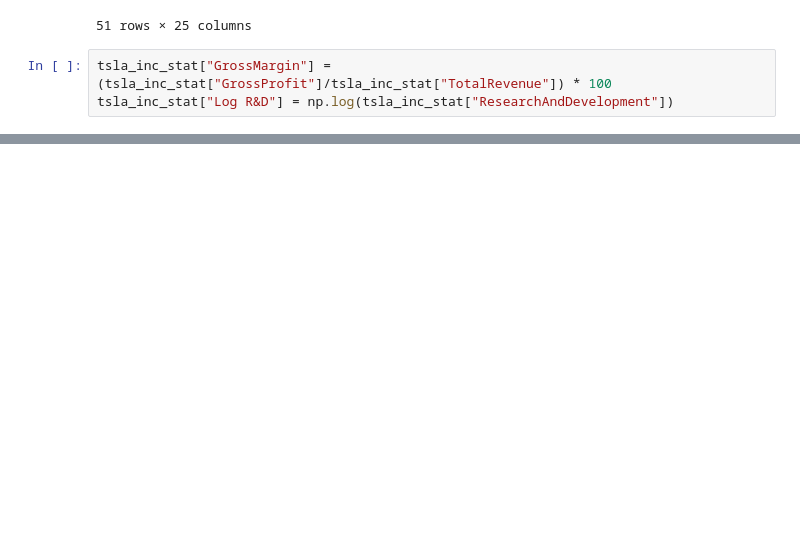
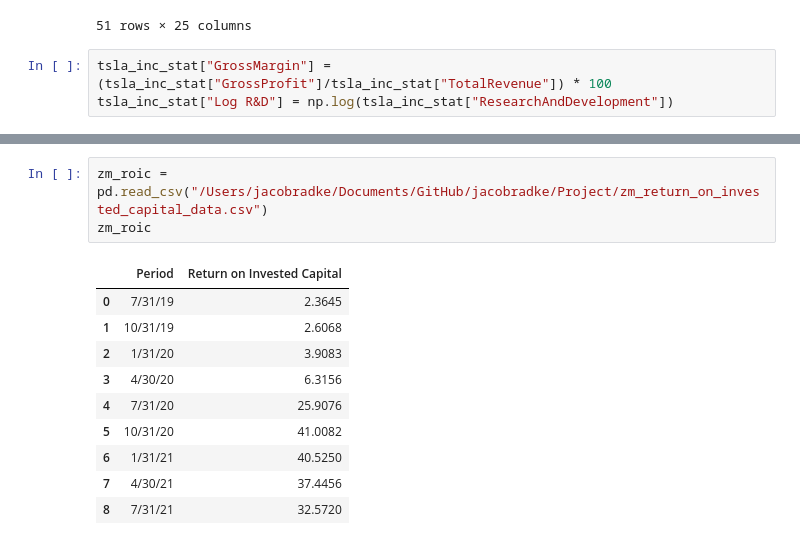
Before and after one commit to jacobradke/jacobradke, a Jupyter notebook: Project/Project Proposal.ipynb, the cells around one changed output, grey strips where cells are left out. Cells and saved outputs as stored; diff of their text form; blank space fills up the shorter version.

```diff
--- a/Project/Project Proposal.ipynb
+++ b/Project/Project Proposal.ipynb
@@ -180,0 +187,14 @@ plt.close();
+# %%
+zm_roic = pd.read_csv("/Users/jacobradke/Documents/GitHub/jacobradke/Project/zm_return_on_invested_capital_data.csv")
+zm_roic
+# %% [output]
+|  | Period | Return on Invested Capital |
+| 0 | 7/31/19 | 2.3645 |
+| 1 | 10/31/19 | 2.6068 |
+| 2 | 1/31/20 | 3.9083 |
+| 3 | 4/30/20 | 6.3156 |
+| 4 | 7/31/20 | 25.9076 |
+| 5 | 10/31/20 | 41.0082 |
+| 6 | 1/31/21 | 40.5250 |
+| 7 | 4/30/21 | 37.4456 |
+| 8 | 7/31/21 | 32.5720 |
```
Also changed, not shown: parts of 8 cells of this notebook, 4 other files.
